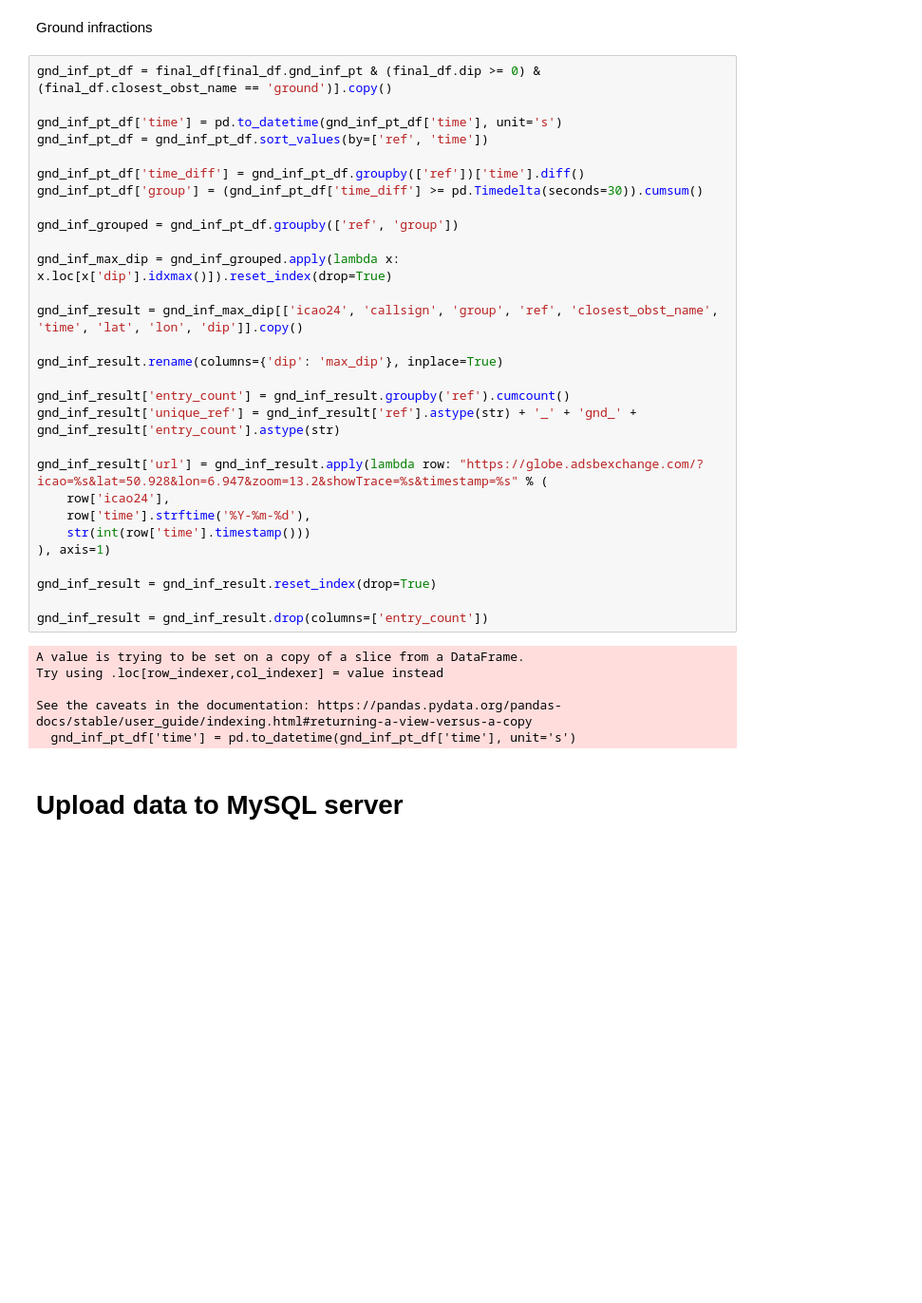
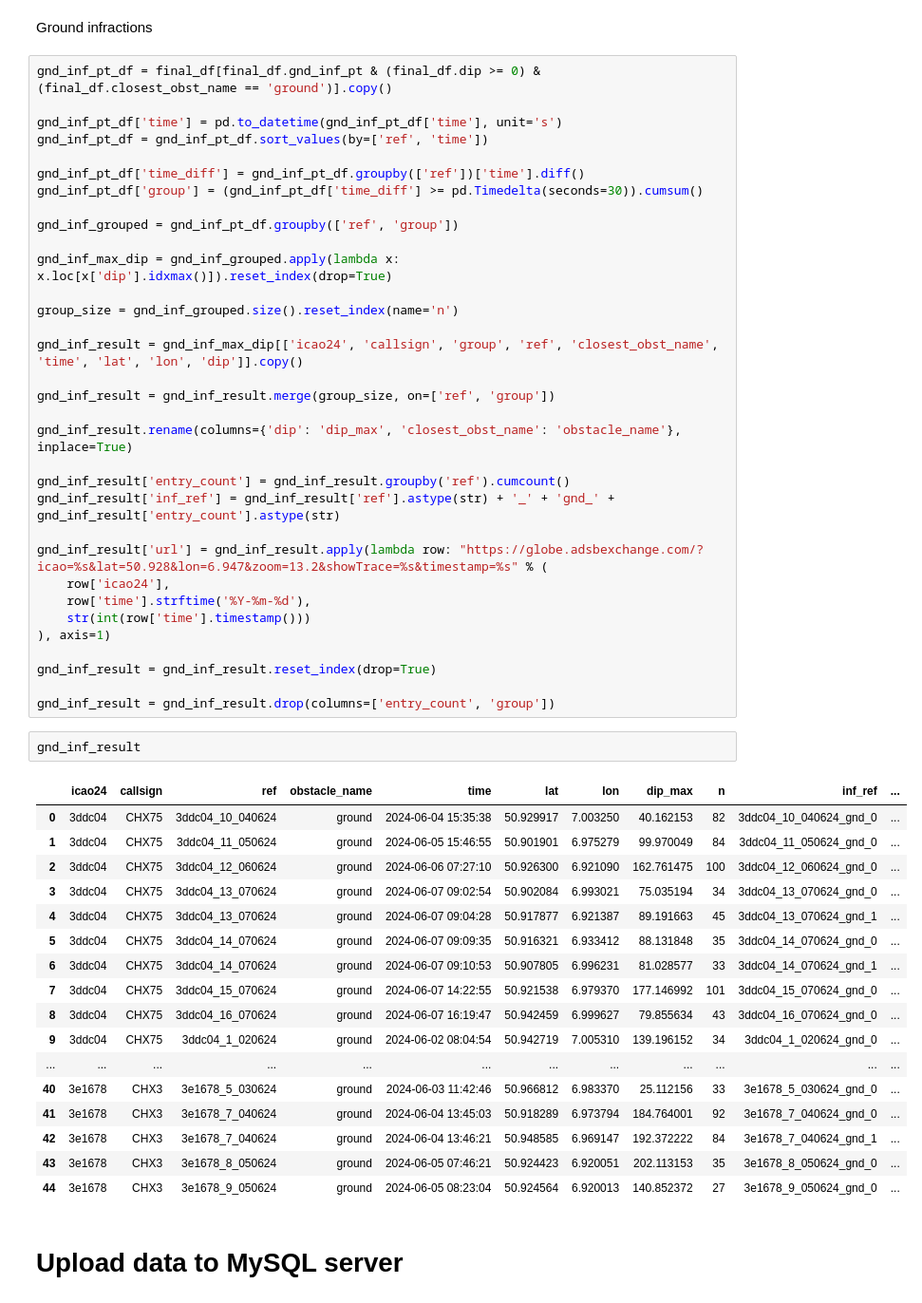
Before and after one commit to DME-3/Low-Alt-Obstacle-Check, a Jupyter notebook: OSN_to_PythonAnywhere.ipynb, the cells around one changed output. Shown: that part at 95% size. Saved outputs shown, nothing was run; the diff lists cells and outputs as text; blank space fills up the shorter version.

Commit message:
add legacy data loading notebook and change inf table

```diff
--- a/OSN_to_PythonAnywhere.ipynb
+++ b/OSN_to_PythonAnywhere.ipynb
@@ -451,12 +471,16 @@ gnd_inf_grouped = gnd_inf_pt_df.groupby(['ref', 'group'])
 
 gnd_inf_max_dip = gnd_inf_grouped.apply(lambda x: x.loc[x['dip'].idxmax()]).reset_index(drop=True)
 
+group_size = gnd_inf_grouped.size().reset_index(name='n')
+
 gnd_inf_result = gnd_inf_max_dip[['icao24', 'callsign', 'group', 'ref', 'closest_obst_name', 'time', 'lat', 'lon', 'dip']].copy()
 
-gnd_inf_result.rename(columns={'dip': 'max_dip'}, inplace=True)
+gnd_inf_result = gnd_inf_result.merge(group_size, on=['ref', 'group'])
+
+gnd_inf_result.rename(columns={'dip': 'dip_max', 'closest_obst_name': 'obstacle_name'}, inplace=True)
 
 gnd_inf_result['entry_count'] = gnd_inf_result.groupby('ref').cumcount()
-gnd_inf_result['unique_ref'] = gnd_inf_result['ref'].astype(str) + '_' + 'gnd_' + gnd_inf_result['entry_count'].astype(str)
+gnd_inf_result['inf_ref'] = gnd_inf_result['ref'].astype(str) + '_' + 'gnd_' + gnd_inf_result['entry_count'].astype(str)
 
 gnd_inf_result['url'] = gnd_inf_result.apply(lambda row: "https://globe.adsbexchange.com/?icao=%s&lat=50.928&lon=6.947&zoom=13.2&showTrace=%s&timestamp=%s" % (
     row['icao24'],
@@ -466,13 +490,27 @@ gnd_inf_result['url'] = gnd_inf_result.apply(lambda row: "https://globe.adsbexch
 
 gnd_inf_result = gnd_inf_result.reset_index(drop=True)
 
-gnd_inf_result = gnd_inf_result.drop(columns=['entry_count'])
+gnd_inf_result = gnd_inf_result.drop(columns=['entry_count', 'group'])
-# %% [output]
-A value is trying to be set on a copy of a slice from a DataFrame.
-Try using .loc[row_indexer,col_indexer] = value instead
-
-See the caveats in the documentation: https://pandas.pydata.org/pandas-docs/stable/user_guide/indexing.html#returning-a-view-versus-a-copy
-  gnd_inf_pt_df['time'] = pd.to_datetime(gnd_inf_pt_df['time'], unit='s')
+# %%
+gnd_inf_result
+# %% [output]
+|  | icao24 | callsign | ref | obstacle_name | time | lat | lon | dip_max | n | inf_ref | ... |
+| 0 | 3ddc04 | CHX75 | 3ddc04_10_040624 | ground | 2024-06-04 15:35:38 | 50.929917 | 7.003250 | 40.162153 | 82 | 3ddc04_10_040624_gnd_0 | ... |
+| 1 | 3ddc04 | CHX75 | 3ddc04_11_050624 | ground | 2024-06-05 15:46:55 | 50.901901 | 6.975279 | 99.970049 | 84 | 3ddc04_11_050624_gnd_0 | ... |
+| 2 | 3ddc04 | CHX75 | 3ddc04_12_060624 | ground | 2024-06-06 07:27:10 | 50.926300 | 6.921090 | 162.761475 | 100 | 3ddc04_12_060624_gnd_0 | ... |
+| 3 | 3ddc04 | CHX75 | 3ddc04_13_070624 | ground | 2024-06-07 09:02:54 | 50.902084 | 6.993021 | 75.035194 | 34 | 3ddc04_13_070624_gnd_0 | ... |
+| 4 | 3ddc04 | CHX75 | 3ddc04_13_070624 | ground | 2024-06-07 09:04:28 | 50.917877 | 6.921387 | 89.191663 | 45 | 3ddc04_13_070624_gnd_1 | ... |
+| 5 | 3ddc04 | CHX75 | 3ddc04_14_070624 | ground | 2024-06-07 09:09:35 | 50.916321 | 6.933412 | 88.131848 | 35 | 3ddc04_14_070624_gnd_0 | ... |
+| 6 | 3ddc04 | CHX75 | 3ddc04_14_070624 | ground | 2024-06-07 09:10:53 | 50.907805 | 6.996231 | 81.028577 | 33 | 3ddc04_14_070624_gnd_1 | ... |
+| 7 | 3ddc04 | CHX75 | 3ddc04_15_070624 | ground | 2024-06-07 14:22:55 | 50.921538 | 6.979370 | 177.146992 | 101 | 3ddc04_15_070624_gnd_0 | ... |
+| 8 | 3ddc04 | CHX75 | 3ddc04_16_070624 | ground | 2024-06-07 16:19:47 | 50.942459 | 6.999627 | 79.855634 | 43 | 3ddc04_16_070624_gnd_0 | ... |
+| 9 | 3ddc04 | CHX75 | 3ddc04_1_020624 | ground | 2024-06-02 08:04:54 | 50.942719 | 7.005310 | 139.196152 | 34 | 3ddc04_1_020624_gnd_0 | ... |
+| ... | ... | ... | ... | ... | ... | ... | ... | ... | ... | ... | ... |
+| 40 | 3e1678 | CHX3 | 3e1678_5_030624 | ground | 2024-06-03 11:42:46 | 50.966812 | 6.983370 | 25.112156 | 33 | 3e1678_5_030624_gnd_0 | ... |
+| 41 | 3e1678 | CHX3 | 3e1678_7_040624 | ground | 2024-06-04 13:45:03 | 50.918289 | 6.973794 | 184.764001 | 92 | 3e1678_7_040624_gnd_0 | ... |
+| 42 | 3e1678 | CHX3 | 3e1678_7_040624 | ground | 2024-06-04 13:46:21 | 50.948585 | 6.969147 | 192.372222 | 84 | 3e1678_7_040624_gnd_1 | ... |
+| 43 | 3e1678 | CHX3 | 3e1678_8_050624 | ground | 2024-06-05 07:46:21 | 50.924423 | 6.920051 | 202.113153 | 35 | 3e1678_8_050624_gnd_0 | ... |
+| 44 | 3e1678 | CHX3 | 3e1678_9_050624 | ground | 2024-06-05 08:23:04 | 50.924564 | 6.920013 | 140.852372 | 27 | 3e1678_9_050624_gnd_0 | ... |
 # %% [markdown]
 # Upload data to MySQL server
 # %%
```
Also changed, not shown: parts of 8 cells of this notebook, 1 other file.
